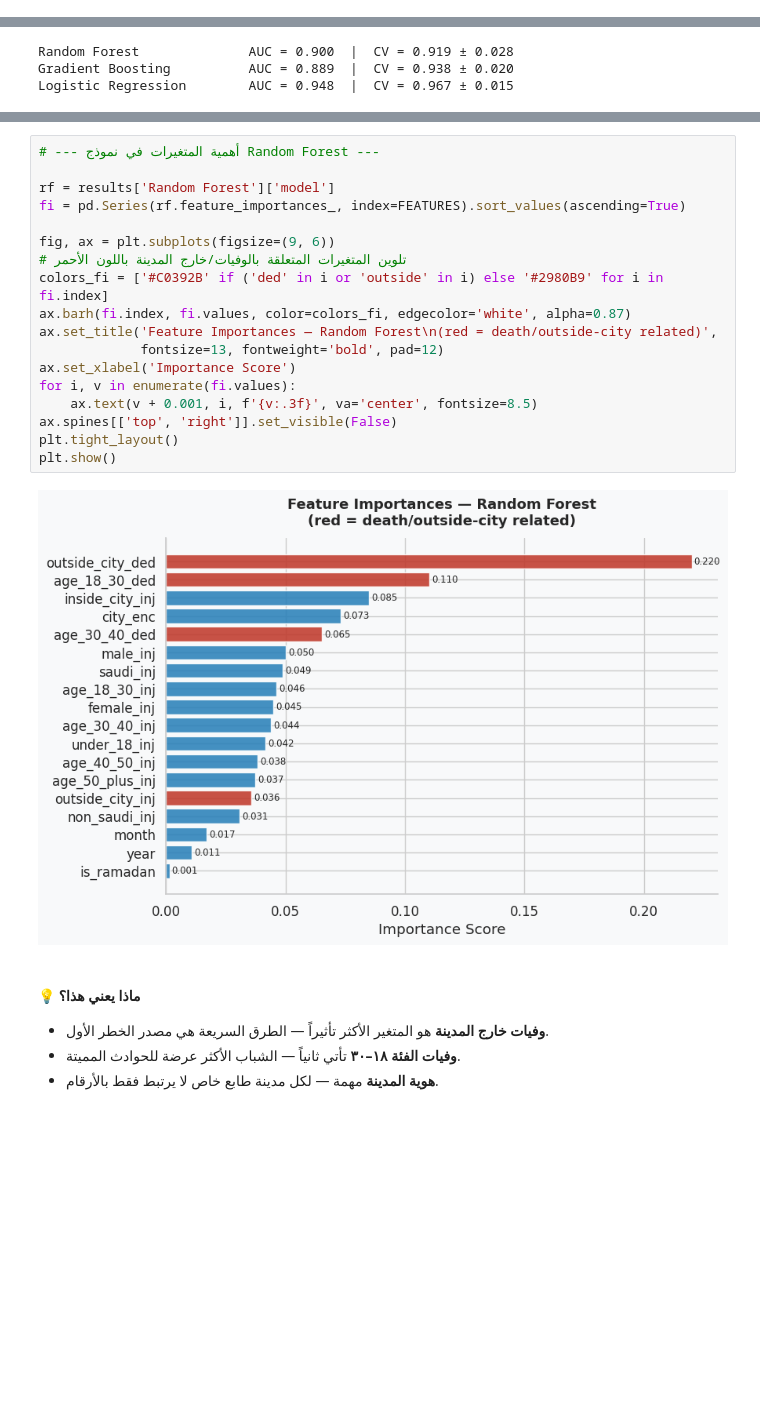
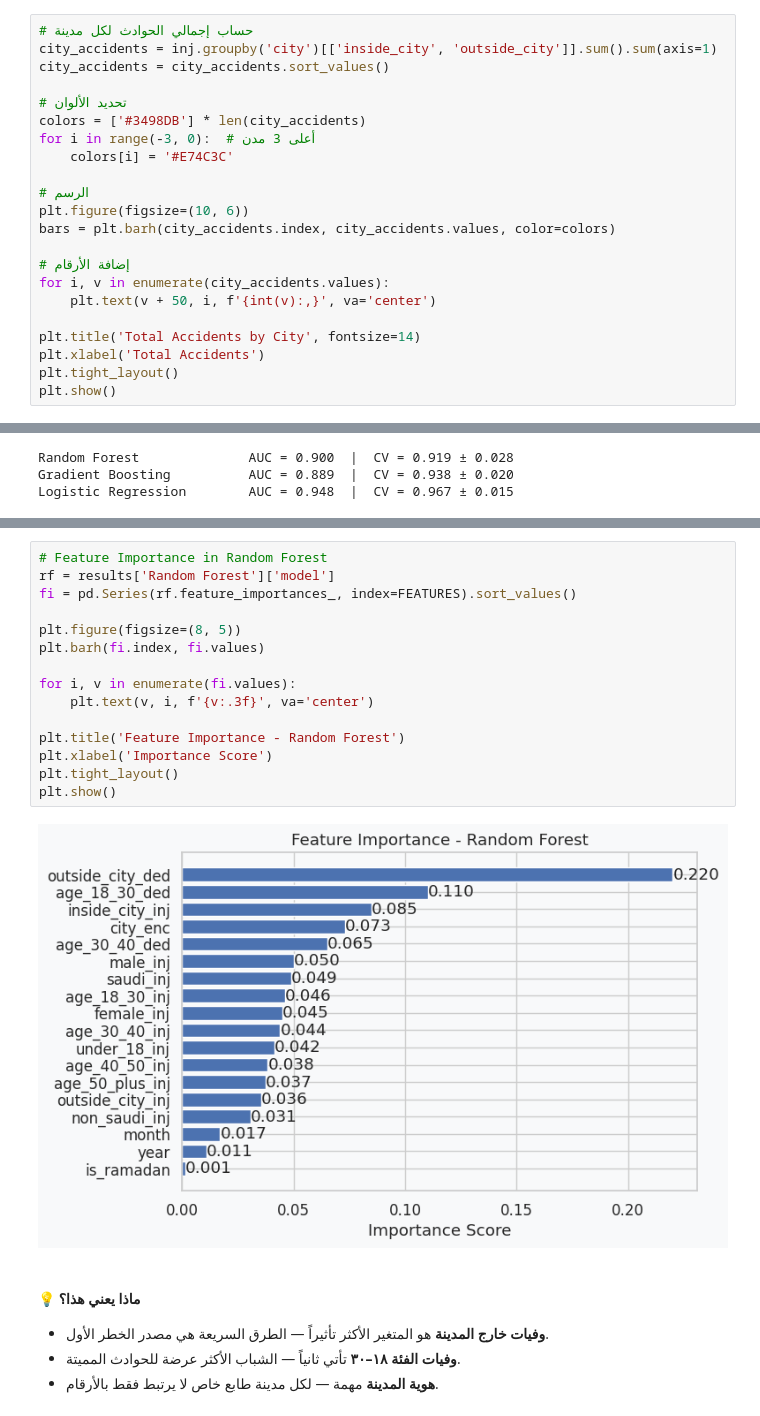
Before and after one commit to Nawaf-Alorabi/EDA-Project, a Jupyter notebook: Traffic_Accidents_KSA_AnalysisMain.ipynb, the cells around one changed output, grey strips where cells are left out. Saved outputs shown, nothing was run; the diff lists cells and outputs as text; blank space fills up the shorter version.

```diff
--- a/Traffic_Accidents_KSA_AnalysisMain.ipynb
+++ b/Traffic_Accidents_KSA_AnalysisMain.ipynb
@@ -363,0 +329,22 @@ Top 3 cities by accidents: Taif, Riyadh, Madinah (13,499, 13,301, 11,935)
+# %%
+# حساب إجمالي الحوادث لكل مدينة
+city_accidents = inj.groupby('city')[['inside_city', 'outside_city']].sum().sum(axis=1)
+city_accidents = city_accidents.sort_values()
+
+# تحديد الألوان
+colors = ['#3498DB'] * len(city_accidents)
+for i in range(-3, 0):  # أعلى 3 مدن
+    colors[i] = '#E74C3C'
+
+# الرسم
+plt.figure(figsize=(10, 6))
+bars = plt.barh(city_accidents.index, city_accidents.values, color=colors)
+
+# إضافة الأرقام
+for i, v in enumerate(city_accidents.values):
+    plt.text(v + 50, i, f'{int(v):,}', va='center')
+
+plt.title('Total Accidents by City', fontsize=14)
+plt.xlabel('Total Accidents')
+plt.tight_layout()
+plt.show()
@@ -840,25 +801,22 @@ Best model: Logistic Regression  AUC = 0.948
 - جميع النماذج تجاوزت **٠.٨٨** — وهي نتيجة ممتازة.
 - الفارق الضيّق بين النتائج يعني أن البيانات **نظيفة ومنتظمة** وتسمح بتوقعات موثوقة.
 # %%
-# --- أهمية المتغيرات في نموذج Random Forest ---
+# Feature Importance in Random Forest
+rf = results['Random Forest']['model']
+fi = pd.Series(rf.feature_importances_, index=FEATURES).sort_values()
 
-rf = results['Random Forest']['model']
-fi = pd.Series(rf.feature_importances_, index=FEATURES).sort_values(ascending=True)
+plt.figure(figsize=(8, 5))
+plt.barh(fi.index, fi.values)
 
-fig, ax = plt.subplots(figsize=(9, 6))
-# تلوين المتغيرات المتعلقة بالوفيات/خارج المدينة باللون الأحمر
-colors_fi = ['#C0392B' if ('ded' in i or 'outside' in i) else '#2980B9' for i in fi.index]
-ax.barh(fi.index, fi.values, color=colors_fi, edgecolor='white', alpha=0.87)
-ax.set_title('Feature Importances — Random Forest\n(red = death/outside-city related)',
-             fontsize=13, fontweight='bold', pad=12)
-ax.set_xlabel('Importance Score')
 for i, v in enumerate(fi.values):
-    ax.text(v + 0.001, i, f'{v:.3f}', va='center', fontsize=8.5)
-ax.spines[['top', 'right']].set_visible(False)
+    plt.text(v, i, f'{v:.3f}', va='center')
+
+plt.title('Feature Importance - Random Forest')
+plt.xlabel('Importance Score')
 plt.tight_layout()
 plt.show()
 # %% [output]
-[figure, old version]
+[figure, new version]
 # %% [markdown]
 #### 💡 ماذا يعني هذا؟
 
```
Also changed, not shown: parts of 17 cells of this notebook.
